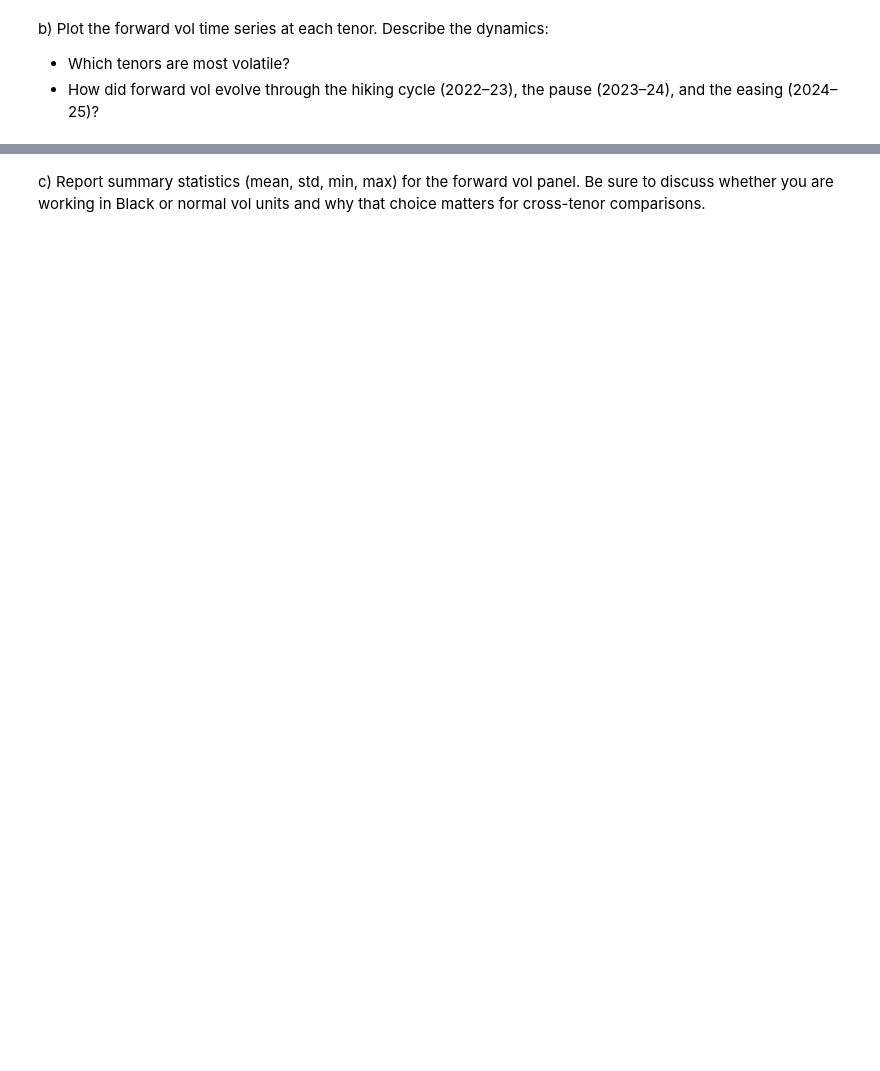
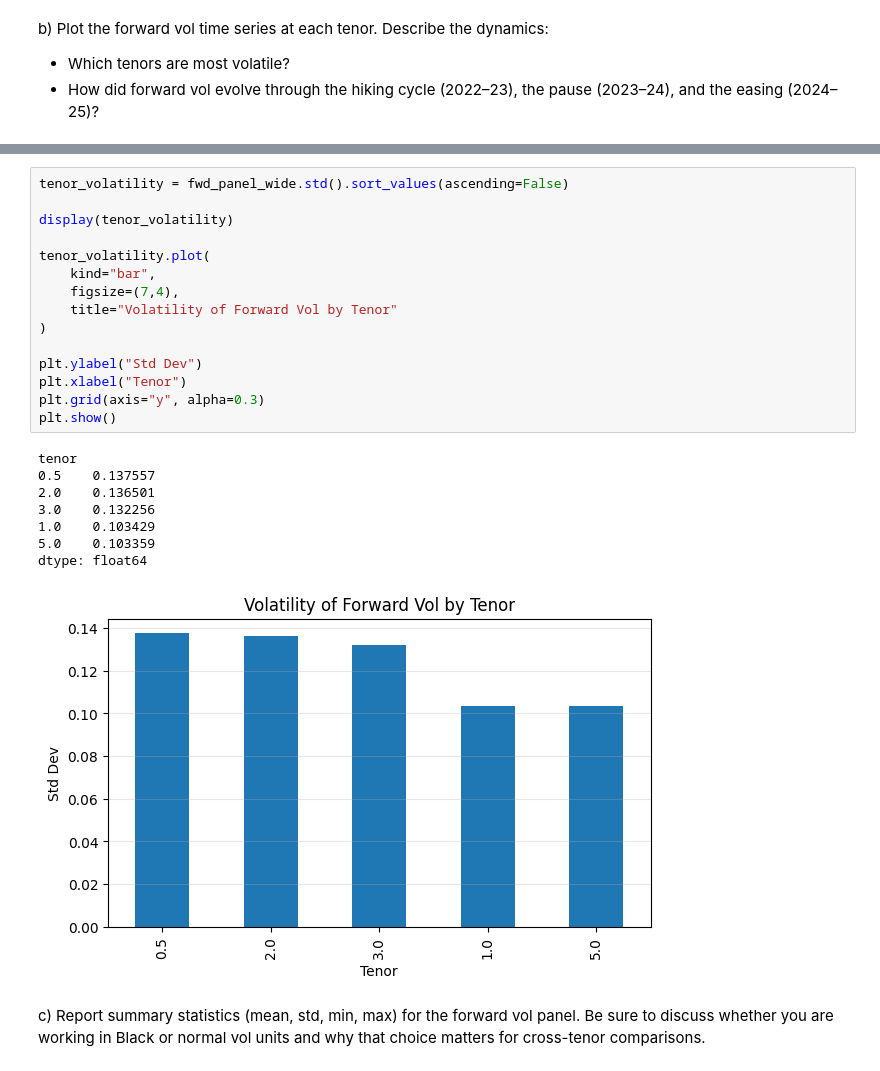
Before and after one commit to azakharove/finm37500P8, a Jupyter notebook: P8 Forward Volatility from the SOFR Cap Market_AZ.ipynb, the cells around one changed output, grey strips where cells are left out. Saved outputs shown, nothing was run; the diff lists cells and outputs as text; blank space fills up the shorter version.

```diff
--- a/P8 Forward Volatility from the SOFR Cap Market_AZ.ipynb
+++ b/P8 Forward Volatility from the SOFR Cap Market_AZ.ipynb
@@ -645,2 +790,26 @@ b) Plot the forward vol time series at each tenor. Describe the dynamics:
+# %%
+tenor_volatility = fwd_panel_wide.std().sort_values(ascending=False)
+
+display(tenor_volatility)
+
+tenor_volatility.plot(
+    kind="bar",
+    figsize=(7,4),
+    title="Volatility of Forward Vol by Tenor"
+)
+
+plt.ylabel("Std Dev")
+plt.xlabel("Tenor")
+plt.grid(axis="y", alpha=0.3)
+plt.show()
+# %% [output]
+tenor
+0.5    0.137557
+2.0    0.136501
+3.0    0.132256
+1.0    0.103429
+5.0    0.103359
+dtype: float64
+[figure, added]
 # %% [markdown]
 c) Report summary statistics (mean, std, min, max) for the forward vol panel. Be sure to discuss whether you are working in Black or normal vol units and why that choice matters for cross-tenor comparisons.
```
Also changed, not shown: parts of 7 cells of this notebook.
